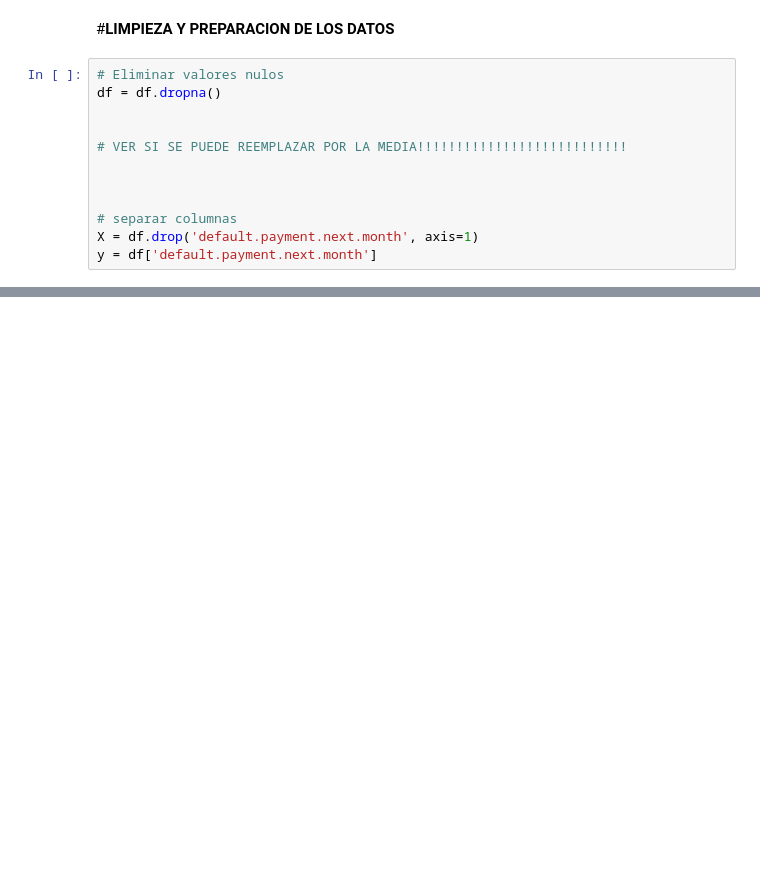
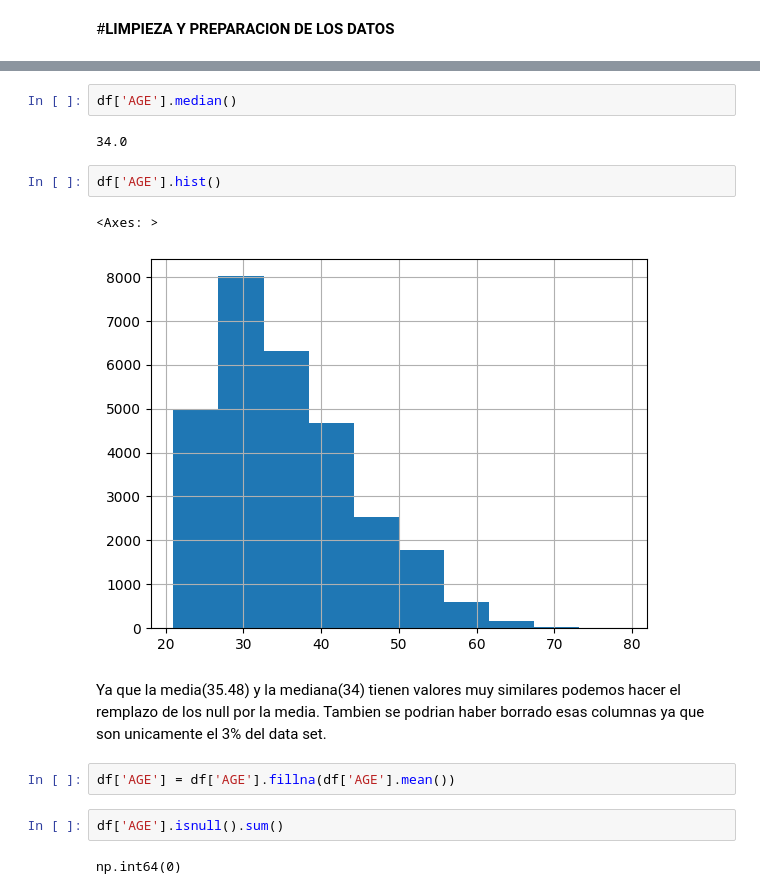
Before and after one commit to JuanCruzArese/TP-Final-ICD, a Jupyter notebook: TP_Final_ICD.ipynb, the cells around one changed output, grey strips where cells are left out. Cells and saved outputs as stored; diff of their text form; blank space fills up the shorter version.

Commit message:
Limpieza del data set

```diff
--- a/TP_Final_ICD.ipynb
+++ b/TP_Final_ICD.ipynb
@@ -95,14 +152,2 @@ plt.show()
 # %% [markdown]
 #**LIMPIEZA Y PREPARACION DE LOS DATOS**
-# %%
-# Eliminar valores nulos
-df = df.dropna()
-
-
-# VER SI SE PUEDE REEMPLAZAR POR LA MEDIA!!!!!!!!!!!!!!!!!!!!!!!!!!!
-
-
-
-# separar columnas
-X = df.drop('default.payment.next.month', axis=1)
-y = df['default.payment.next.month']
@@ -108,0 +191,17 @@ y = df['default.payment.next.month']
+# %%
+df['AGE'].median()
+# %% [output]
+34.0
+# %%
+df['AGE'].hist()
+# %% [output]
+<Axes: >
+[figure, added]
+# %% [markdown]
+Ya que la media(35.48) y la mediana(34) tienen valores muy similares podemos hacer el remplazo de los null por la media. Tambien se podrian haber borrado esas columnas ya que son unicamente el 3% del data set.
+# %%
+df['AGE'] = df['AGE'].fillna(df['AGE'].mean())
+# %%
+df['AGE'].isnull().sum()
+# %% [output]
+np.int64(0)
```
Also changed, not shown: parts of 27 cells of this notebook.
